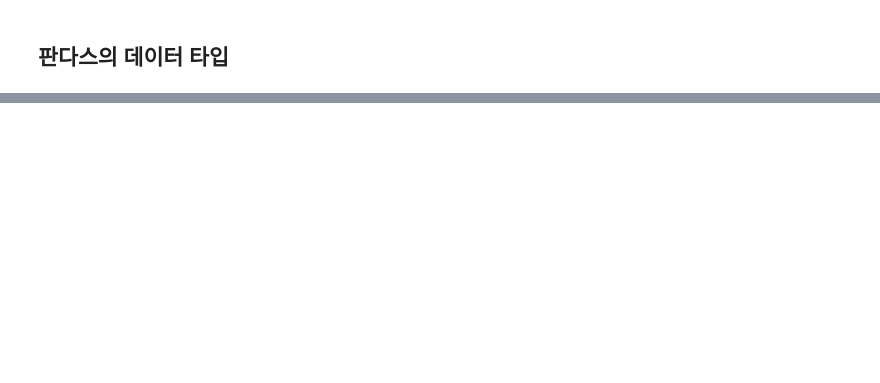
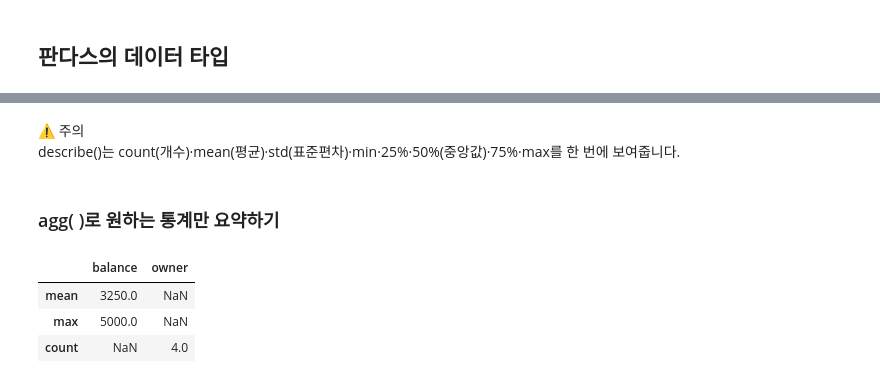
Before and after one commit to ByoungGuk1/finance-dev-learning-log, a Jupyter notebook: work/python/day03/section03.ipynb, the cells around one changed output, grey strips where cells are left out. Saved outputs shown, nothing was run; the diff lists cells and outputs as text; code cells hidden in the pictures; blank space fills up the shorter version.

```diff
--- a/work/python/day03/section03.ipynb
+++ b/work/python/day03/section03.ipynb
@@ -40,0 +505,20 @@ print(accounts)
+# %%
+import pandas as pd
+import numpy as np
+
+account_dict = {
+  "id":["A001","A002","A003","A004","A005"],
+  "owner":["USER1","USER2",np.nan,"USER4","USER5"],
+  "balance":[1000,np.nan,3000,4000,5000],
+  "branch":["강남","홍대","강남","종로",np.nan]
+}
+
+accounts = pd.DataFrame(account_dict)
+accounts.to_csv("accounts.csv",index=False)
+accounts = pd.read_csv("accounts.csv")
+
+print(accounts.isna().sum())
+
+print(accounts["branch"].fillna("미배정"))
+
+print(accounts.dropna(subset=['owner']))
@@ -40,0 +597,12 @@ print(accounts)
+# %% [markdown]
+⚠️ 주의
+describe()는 count(개수)·mean(평균)·std(표준편차)·min·25%·50%(중앙값)·75%·max를 한 번에 보여줍니다.
+# %% [markdown]
+### agg( )로 원하는 통계만 요약하기
+# %%
+accounts.agg({'balance': ['mean', 'max'], 'owner': 'count'})
+# %% [output]
+|  | balance | owner |
+| mean | 3250.0 | NaN |
+| max | 5000.0 | NaN |
+| count | NaN | 4.0 |
```
Also changed, not shown: parts of 311 cells of this notebook, 6 other files.
